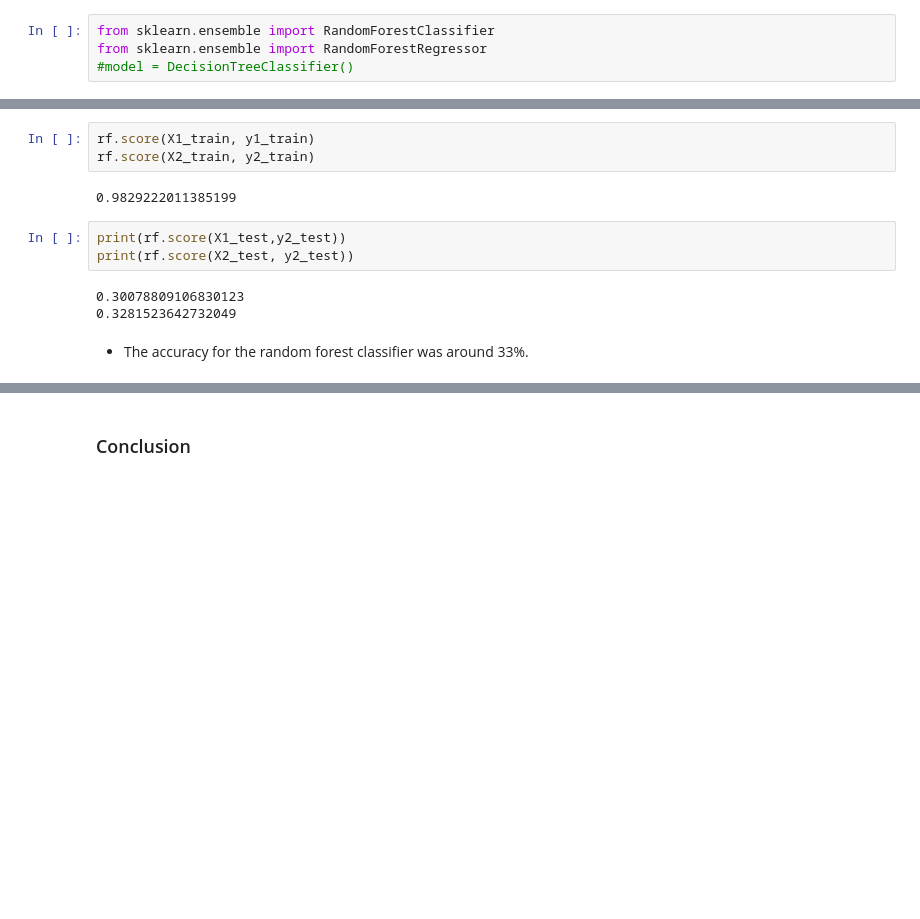
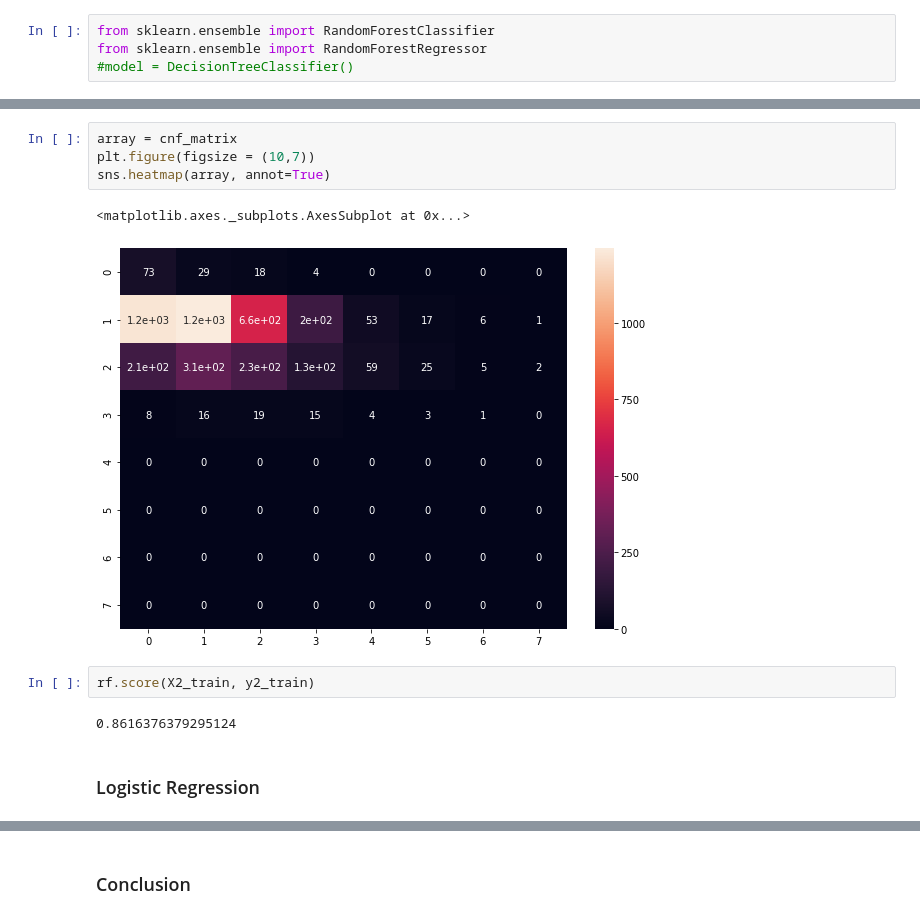
Before and after one commit to ydafalla/Data-Science-Projects, a Jupyter notebook: Major Leagues/Notebooks/regression.ipynb, the cells around one changed output, grey strips where cells are left out. Cells and saved outputs as stored; diff of their text form; blank space fills up the shorter version.

```diff
--- a/Major Leagues/Notebooks/regression.ipynb
+++ b/Major Leagues/Notebooks/regression.ipynb
@@ -136,13 +231,13 @@ RandomForestClassifier(bootstrap=True, class_weight=None, criterion='gini',
+# %%
+array = cnf_matrix
+plt.figure(figsize = (10,7))
+sns.heatmap(array, annot=True)
+# %% [output]
+<matplotlib.axes._subplots.AxesSubplot at 0x...>
+[figure, added]
 # %%
-rf.score(X1_train, y1_train)
 rf.score(X2_train, y2_train)
 # %% [output]
-0.9829222011385199
+0.8616376379295124
-# %%
-print(rf.score(X1_test,y2_test))
-print(rf.score(X2_test, y2_test))
-# %% [output]
-0.30078809106830123
-0.3281523642732049
-# %% [markdown]
-* The accuracy for the random forest classifier was around 33%.
+# %% [markdown]
+### Logistic Regression
```
Also changed, not shown: parts of 25 cells of this notebook, 2 other files.
